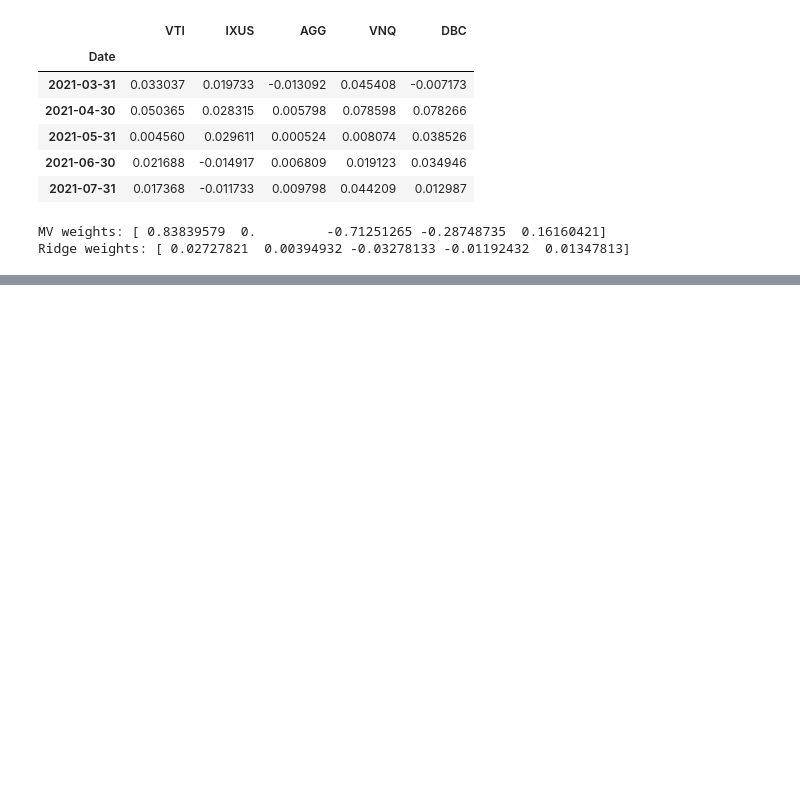
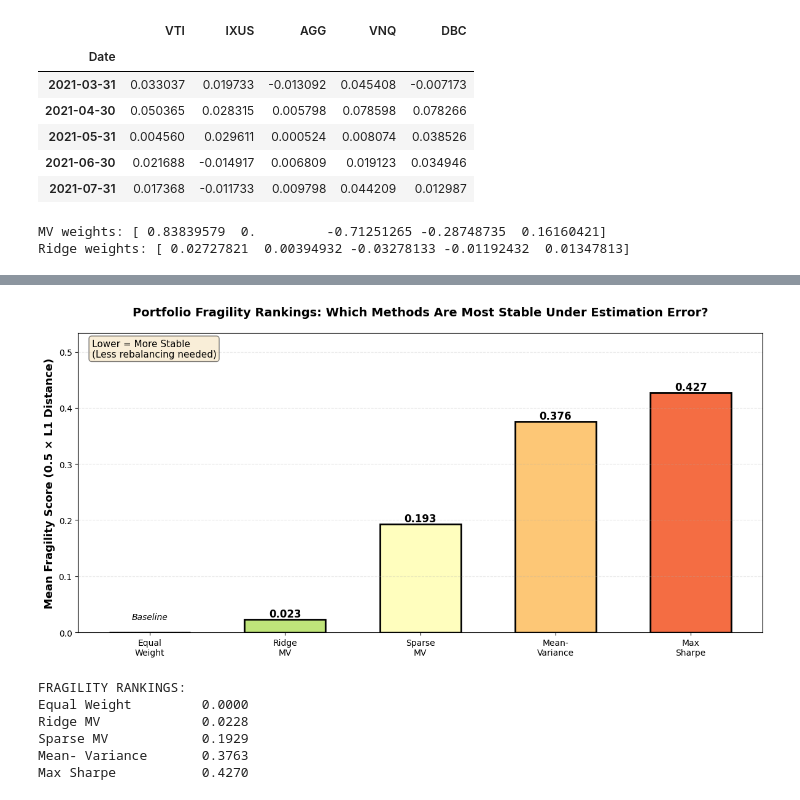
Before and after one commit to robicheau/mathcapstone, a Jupyter notebook: ETF_Portfolio_Optimization_GMV,SPARSE,RIDGE edits.ipynb, the cells around one changed output, grey strips where cells are left out. Cells and saved outputs as stored; diff of their text form; code cells hidden in the pictures; blank space fills up the shorter version.

```diff
--- a/ETF_Portfolio_Optimization_GMV,SPARSE,RIDGE edits.ipynb
+++ b/ETF_Portfolio_Optimization_GMV,SPARSE,RIDGE edits.ipynb
@@ -759,0 +761,62 @@ MV perturbed: [ 0.55122128  0.         -1.          0.          0.44877872]
+# %%
+import matplotlib.pyplot as plt
+import numpy as np
+
+# Calculate mean fragility for 4 methods
+methods_names = ['Equal\nWeight', 'Ridge\nMV', 'Sparse\nMV',
+                 'Max\nSharpe', 'Mean-\nVariance']
+fragility_means = [frag_ew.mean(), frag_ridge.mean(),
+                   frag_sparse.mean(), frag_sharpe.mean(), frag_mv.mean()]
+
+# Sort by fragility (low to high)
+sorted_indices = np.argsort(fragility_means)
+methods_sorted = [methods_names[i] for i in sorted_indices]
+fragility_sorted = [fragility_means[i] for i in sorted_indices]
+
+# Create color gradient
+colors = plt.cm.RdYlGn_r(np.linspace(0.2, 0.8, len(methods_sorted)))
+
+fig, ax = plt.subplots(figsize=(12, 6))
+bars = ax.bar(methods_sorted, fragility_sorted, color=colors,
+              edgecolor='black', linewidth=2, width=0.6)
+
+# Add value labels
+for bar in bars:
+    height = bar.get_height()
+    if height > 0.01:  # Only label non-zero bars
+        ax.text(bar.get_x() + bar.get_width()/2., height,
+                f'{height:.3f}', ha='center', va='bottom',
+                fontweight='bold', fontsize=12)
+    else:
+        ax.text(bar.get_x() + bar.get_width()/2., 0.02,
+                'Baseline', ha='center', va='bottom',
+                fontsize=10, style='italic')
+
+ax.set_ylabel('Mean Fragility Score (0.5 × L1 Distance)',
+              fontsize=13, fontweight='bold')
+ax.set_title('Portfolio Fragility Rankings: Which Methods Are Most Stable Under Estimation Error?',
+             fontsize=14, fontweight='bold', pad=20)
+ax.grid(axis='y', alpha=0.3, linestyle='--')
+ax.set_ylim(0, max(fragility_sorted) * 1.25)
+
+# Add interpretive text
+textstr = 'Lower = More Stable\n(Less rebalancing needed)'
+props = dict(boxstyle='round', facecolor='wheat', alpha=0.5)
+ax.text(0.02, 0.98, textstr, transform=ax.transAxes, fontsize=11,
+        verticalalignment='top', bbox=props)
+
+plt.tight_layout()
+plt.savefig('fragility_ranking_final.png', dpi=300, bbox_inches='tight')
+plt.show()
+
+print("\nFRAGILITY RANKINGS:")
+for method, score in zip(methods_sorted, fragility_sorted):
+    print(f"{method.replace(chr(10), ' '):<20} {score:.4f}")
+# %% [output]
+[figure, added]
+FRAGILITY RANKINGS:
+Equal Weight         0.0000
+Ridge MV             0.0228
+Sparse MV            0.1929
+Mean- Variance       0.3763
+Max Sharpe           0.4270
```
Also changed, not shown: parts of 14 cells of this notebook.
